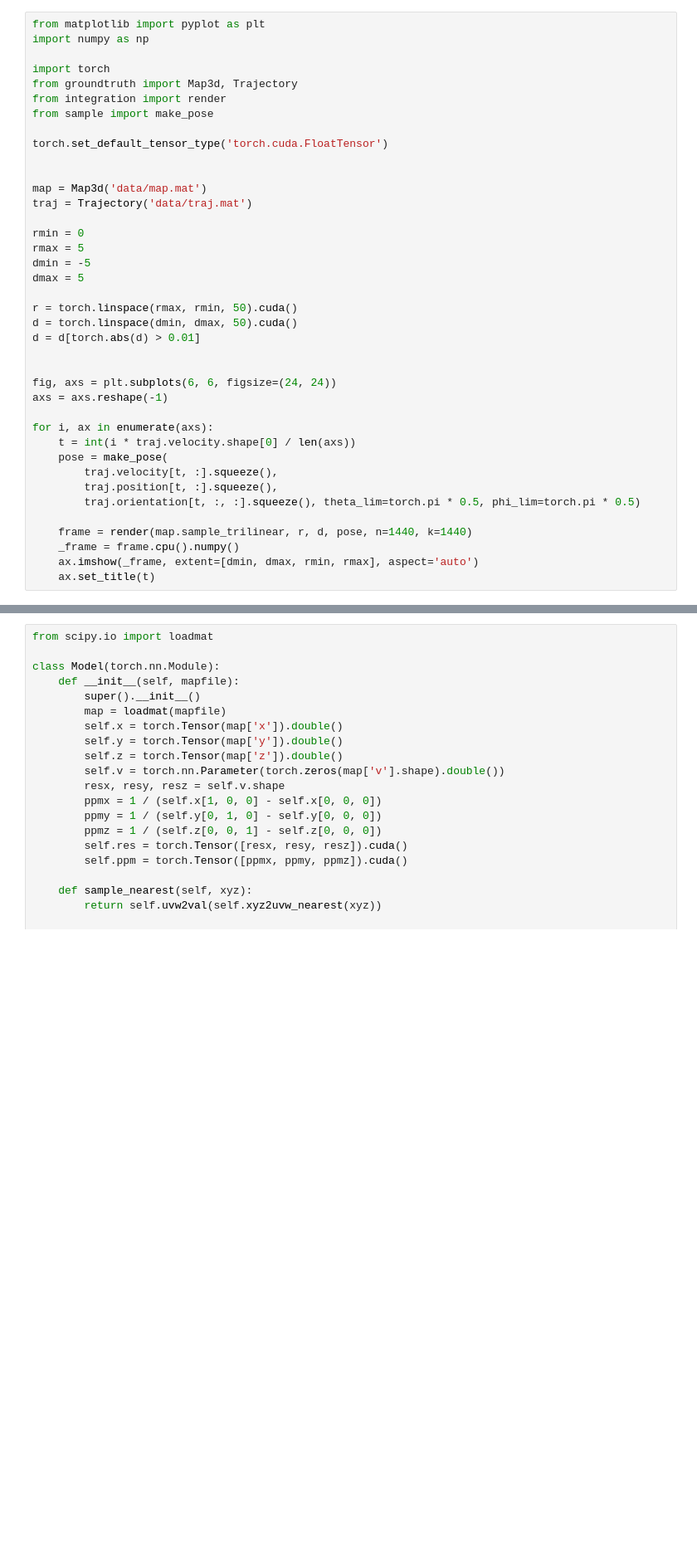
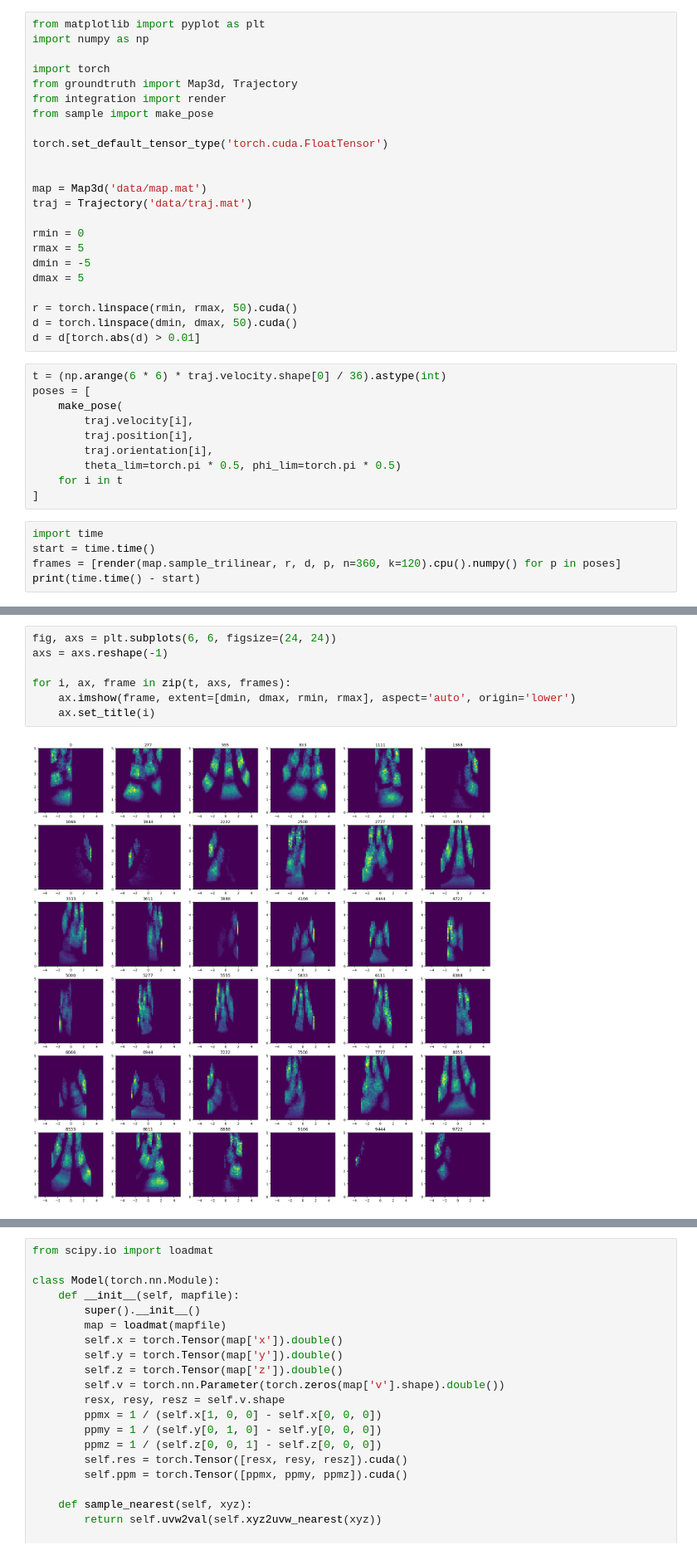
Before and after one commit to WiseLabCMU/dart, a Jupyter notebook: test.ipynb, the cells around one changed output, grey strips where cells are left out. Shown at 83% size. Saved outputs shown, nothing was run; the diff lists cells and outputs as text; blank space fills up the shorter version.

```diff
--- a/test.ipynb
+++ b/test.ipynb
@@ -18,22 +18,21 @@ rmax = 5
 dmin = -5
 dmax = 5
 
-r = torch.linspace(rmax, rmin, 50).cuda()
+r = torch.linspace(rmin, rmax, 50).cuda()
 d = torch.linspace(dmin, dmax, 50).cuda()
 d = d[torch.abs(d) > 0.01]
-
-
-fig, axs = plt.subplots(6, 6, figsize=(24, 24))
-axs = axs.reshape(-1)
-
-for i, ax in enumerate(axs):
-    t = int(i * traj.velocity.shape[0] / len(axs))
-    pose = make_pose(
-        traj.velocity[t, :].squeeze(),
-        traj.position[t, :].squeeze(),
-        traj.orientation[t, :, :].squeeze(), theta_lim=torch.pi * 0.5, phi_lim=torch.pi * 0.5)
-
-    frame = render(map.sample_trilinear, r, d, pose, n=1440, k=1440)
-    _frame = frame.cpu().numpy()
-    ax.imshow(_frame, extent=[dmin, dmax, rmin, rmax], aspect='auto')
-    ax.set_title(t)
+# %%
+t = (np.arange(6 * 6) * traj.velocity.shape[0] / 36).astype(int)
+poses = [
+    make_pose(
+        traj.velocity[i],
+        traj.position[i],
+        traj.orientation[i],
+        theta_lim=torch.pi * 0.5, phi_lim=torch.pi * 0.5)
+    for i in t
+]
+# %%
+import time
+start = time.time()
+frames = [render(map.sample_trilinear, r, d, p, n=360, k=120).cpu().numpy() for p in poses]
+print(time.time() - start)
@@ -39,0 +41,9 @@ for i, ax in enumerate(axs):
+# %%
+fig, axs = plt.subplots(6, 6, figsize=(24, 24))
+axs = axs.reshape(-1)
+
+for i, ax, frame in zip(t, axs, frames):
+    ax.imshow(frame, extent=[dmin, dmax, rmin, rmax], aspect='auto', origin='lower')
+    ax.set_title(i)
+# %% [output]
+[figure, added]
```
Also changed, not shown: parts of 6 cells of this notebook, 7 other files.
